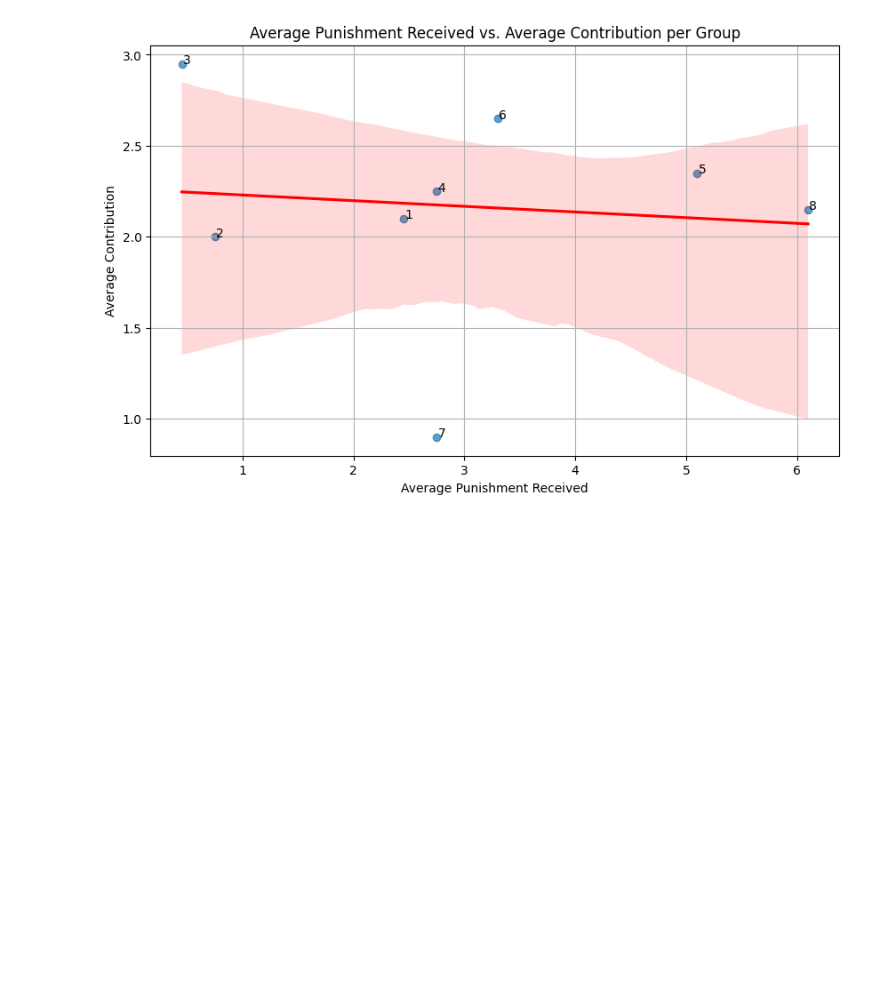
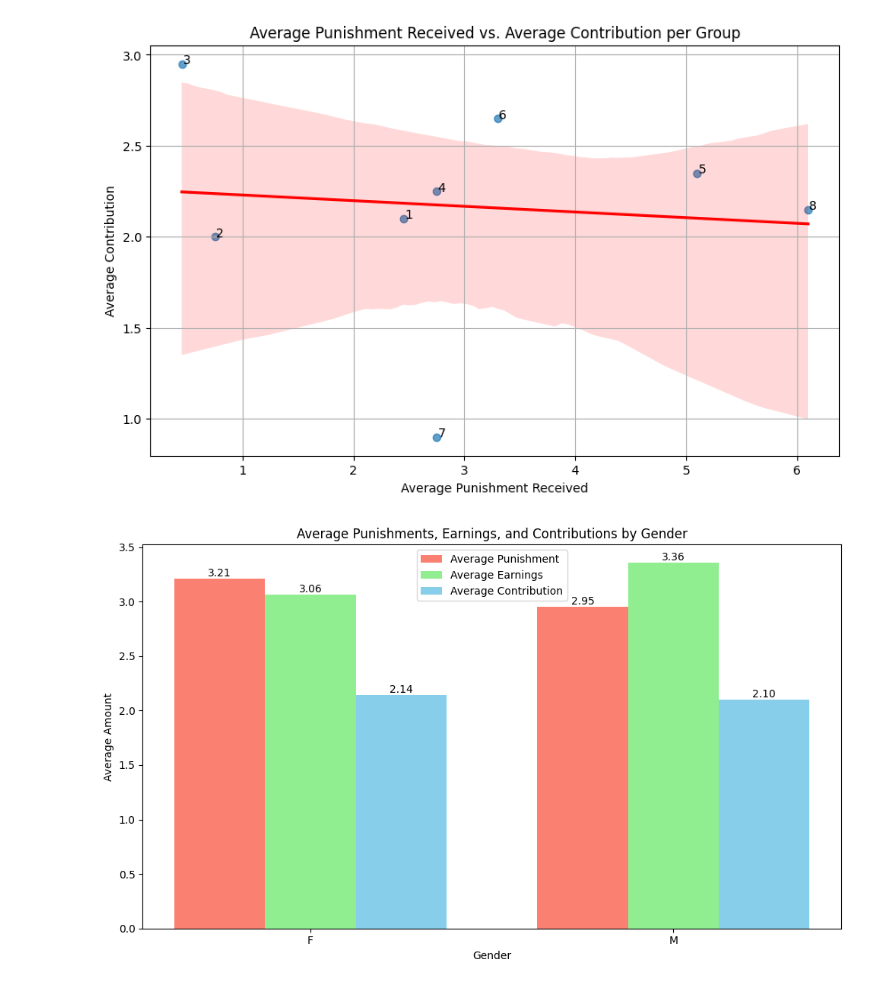
Before and after one commit to oak50/Voluntary-Contributions, a Jupyter notebook: EDA.ipynb, the cells around one changed output. Cells and saved outputs as stored; diff of their text form; code cells hidden in the pictures; blank space fills up the shorter version.

```diff
--- a/EDA.ipynb
+++ b/EDA.ipynb
@@ -567,3 +565,95 @@ plt.show()
 # %% [output]
 Correlation between average contribution and average punishment received: -0.10
 [figure]
+# %%
+import pandas as pd
+import matplotlib.pyplot as plt
+
+# Load your data
+df = pd.read_csv("/workspace/Voluntary-Contributions/test_2.csv")
+
+# Assuming the 'Gender' column has already been added as per previous instructions
+# Calculate the average punishment, earnings, and contributions by gender
+gender_stats = df.groupby('Gender').agg({
+    'Punishment Received': 'mean',
+    'Earnings': 'mean',
+    'Contribution': 'mean'
+}).reset_index()
+
+# Set up a bar graph
+bar_width = 0.25
+index = range(len(gender_stats))
+
+# Create a figure and axis
+plt.figure(figsize=(10, 6))
+
+# Plot bars for average punishment
+punishment_bars = plt.bar(
+    [i - bar_width for i in index],
+    gender_stats['Punishment Received'],
+    width=bar_width,
+    label='Average Punishment',
+    color='salmon'
+)
+
+# Plot bars for average earnings
+earnings_bars = plt.bar(
+    index,
+    gender_stats['Earnings'],
+    width=bar_width,
+    label='Average Earnings',
+    color='lightgreen'
+)
+
+# Plot bars for average contributions
+contribution_bars = plt.bar(
+    [i + bar_width for i in index],
+    gender_stats['Contribution'],
+    width=bar_width,
+    label='Average Contribution',
+    color='skyblue'
+)
+
+# Adding labels and title
+plt.xlabel('Gender')
+plt.ylabel('Average Amount')
+plt.title('Average Punishments, Earnings, and Contributions by Gender')
+plt.xticks(index, gender_stats['Gender'])  # Set gender labels on x-axis
+plt.legend()
+
+# Adding data labels on top of each bar
+for bar in punishment_bars:
+    plt.text(
+        bar.get_x() + bar.get_width() / 2,
+        bar.get_height(),
+        f'{bar.get_height():.2f}',
+        ha='center',
+        va='bottom',
+        fontsize=10
+    )
+
+for bar in earnings_bars:
+    plt.text(
+        bar.get_x() + bar.get_width() / 2,
+        bar.get_height(),
+        f'{bar.get_height():.2f}',
+        ha='center',
+        va='bottom',
+        fontsize=10
+    )
+
+for bar in contribution_bars:
+    plt.text(
+        bar.get_x() + bar.get_width() / 2,
+        bar.get_height(),
+        f'{bar.get_height():.2f}',
+        ha='center',
+        va='bottom',
+        fontsize=10
+    )
+
+# Display the plot
+plt.tight_layout()
+plt.show()
+# %% [output]
+[figure, added]
```
Also changed, not shown: parts of 2 cells of this notebook, 4 other files.
